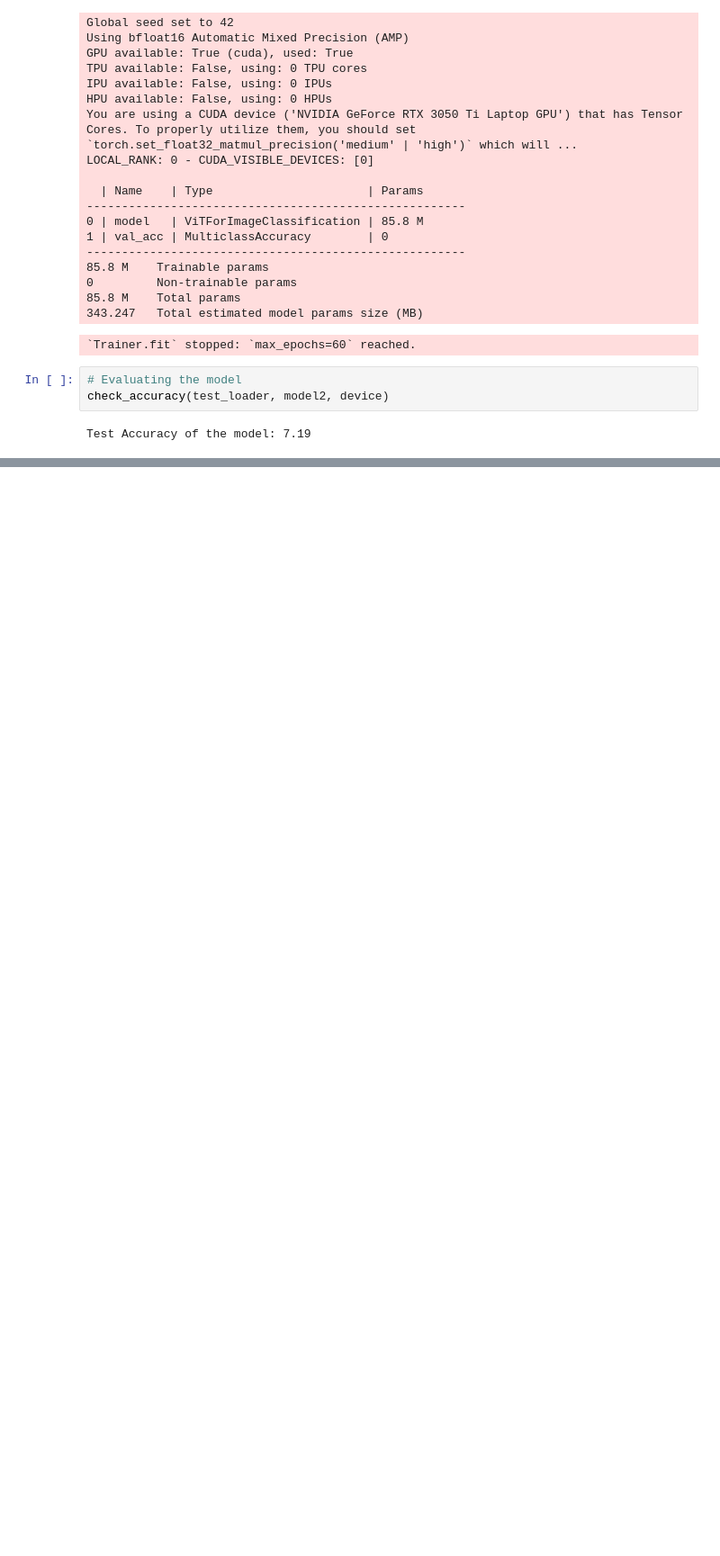
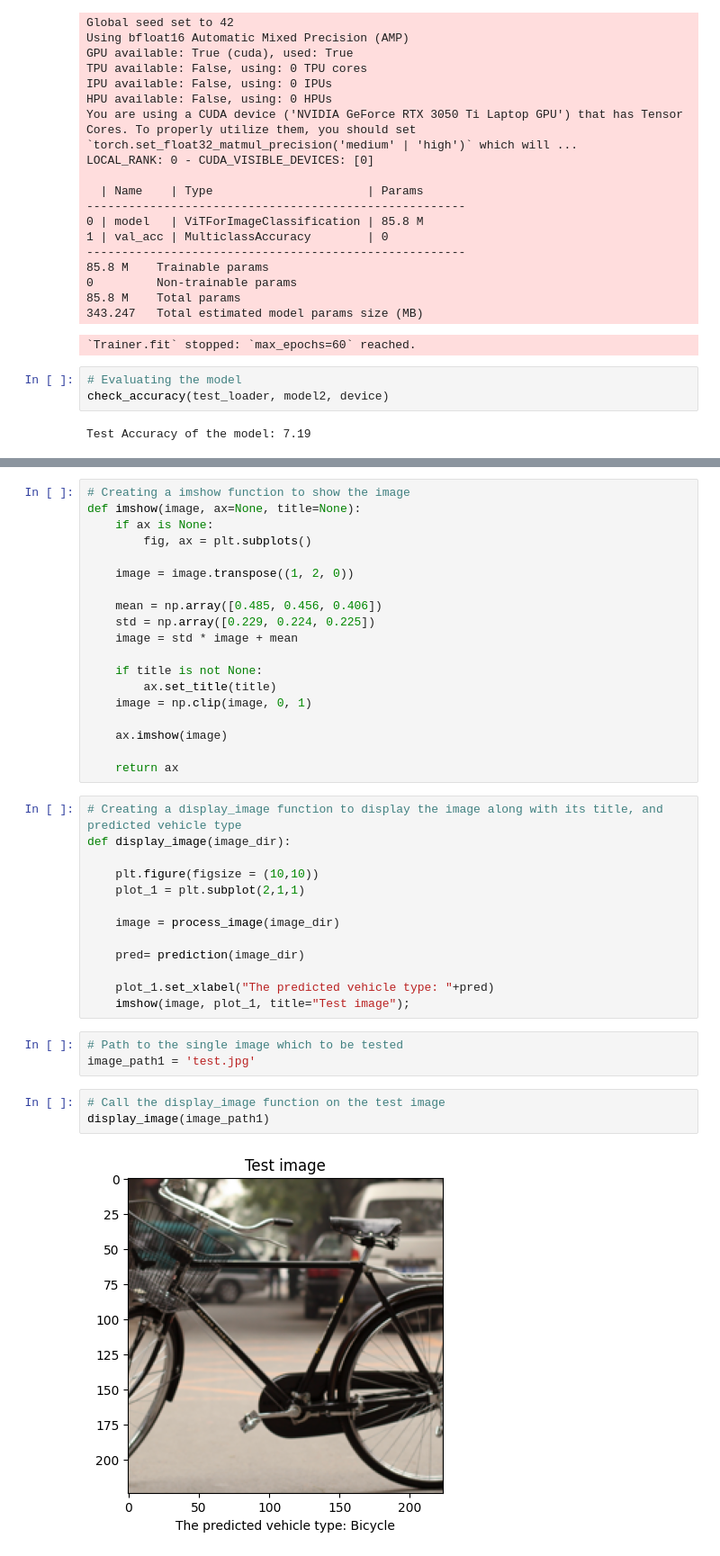
Before and after one commit to aman9801/vehicle-image-classification, a Jupyter notebook: main.ipynb, the cells around one changed output, grey strips where cells are left out. Shown at 90% size. Cells and saved outputs as stored; diff of their text form; blank space fills up the shorter version.

```diff
--- a/main.ipynb
+++ b/main.ipynb
@@ -456,0 +475,40 @@ Test Accuracy of the model: 7.19
+# %%
+# Creating a imshow function to show the image
+def imshow(image, ax=None, title=None):
+    if ax is None:
+        fig, ax = plt.subplots()
+
+    image = image.transpose((1, 2, 0))
+
+    mean = np.array([0.485, 0.456, 0.406])
+    std = np.array([0.229, 0.224, 0.225])
+    image = std * image + mean
+
+    if title is not None:
+        ax.set_title(title)
+    image = np.clip(image, 0, 1)
+
+    ax.imshow(image)
+
+    return ax
+# %%
+# Creating a display_image function to display the image along with its title, and predicted vehicle type
+def display_image(image_dir):
+
+    plt.figure(figsize = (10,10))
+    plot_1 = plt.subplot(2,1,1)
+
+    image = process_image(image_dir)
+
+    pred= prediction(image_dir)
+
+    plot_1.set_xlabel("The predicted vehicle type: "+pred)
+    imshow(image, plot_1, title="Test image");
+# %%
+# Path to the single image which to be tested
+image_path1 = 'test.jpg'
+# %%
+# Call the display_image function on the test image
+display_image(image_path1)
+# %% [output]
+[figure, added]
```
Also changed, not shown: parts of 39 cells of this notebook, 2 other files.
